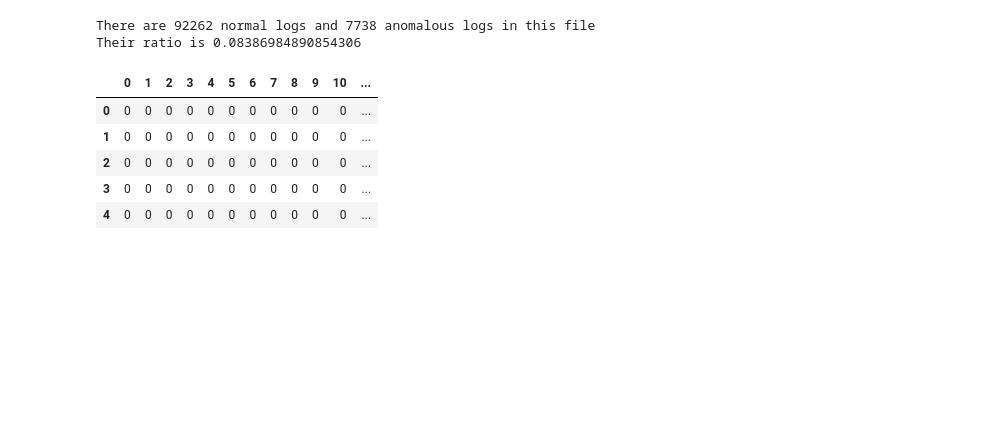
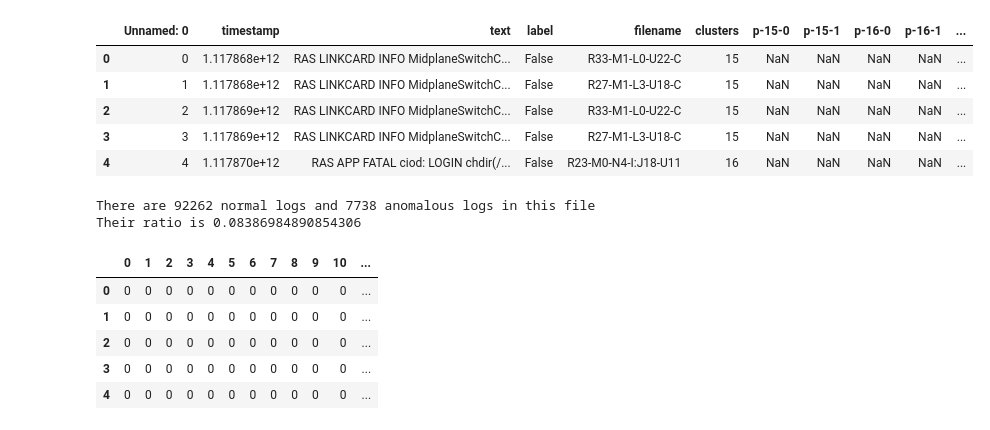
Before and after one commit to manelmahroug/anomaly-detection-in-log-files, a Jupyter notebook: unsupervised_learning/isolation-forest.ipynb, the cells around one changed output. Saved outputs shown, nothing was run; the diff lists cells and outputs as text; code cells hidden in the pictures; blank space fills up the shorter version.

```diff
--- a/unsupervised_learning/isolation-forest.ipynb
+++ b/unsupervised_learning/isolation-forest.ipynb
@@ -17,5 +19,14 @@ for dirname, _, filenames in os.walk('/kaggle/input'):
 # %%
 BGL= pd.read_csv("/kaggle/input/unsupervised-logs-data/BGL_all_params.csv")
+# %%
+BGL.head()
+# %% [output]
+|  | Unnamed: 0 | timestamp | text | label | filename | clusters | p-15-0 | p-15-1 | p-16-0 | p-16-1 | ... |
+| 0 | 0 | 1.117868e+12 | RAS LINKCARD INFO MidplaneSwitchC... | False | R33-M1-L0-U22-C | 15 | NaN | NaN | NaN | NaN | ... |
+| 1 | 1 | 1.117868e+12 | RAS LINKCARD INFO MidplaneSwitchC... | False | R27-M1-L3-U18-C | 15 | NaN | NaN | NaN | NaN | ... |
+| 2 | 2 | 1.117869e+12 | RAS LINKCARD INFO MidplaneSwitchC... | False | R33-M1-L0-U22-C | 15 | NaN | NaN | NaN | NaN | ... |
+| 3 | 3 | 1.117869e+12 | RAS LINKCARD INFO MidplaneSwitchC... | False | R27-M1-L3-U18-C | 15 | NaN | NaN | NaN | NaN | ... |
+| 4 | 4 | 1.117870e+12 | RAS APP FATAL ciod: LOGIN chdir(/... | False | R23-M0-N4-I:J18-U11 | 16 | NaN | NaN | NaN | NaN | ... |
 # %%
 normal= BGL['label'].value_counts()[0]
 anomalous= BGL['label'].value_counts()[1]
```
Also changed, not shown: parts of 18 cells of this notebook, 1 other file.
